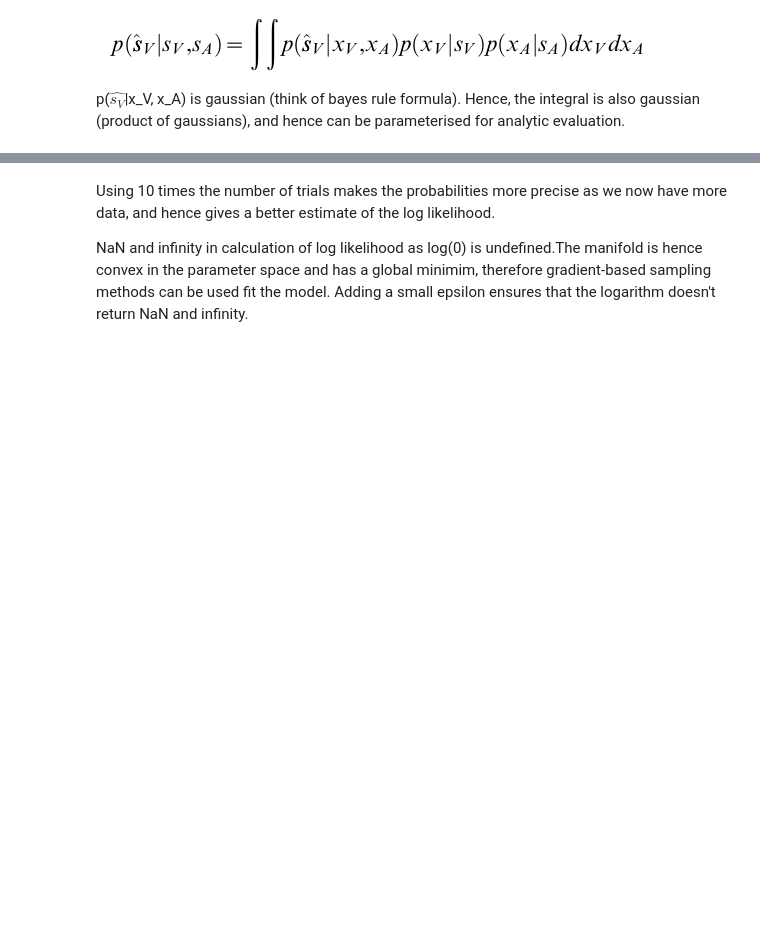
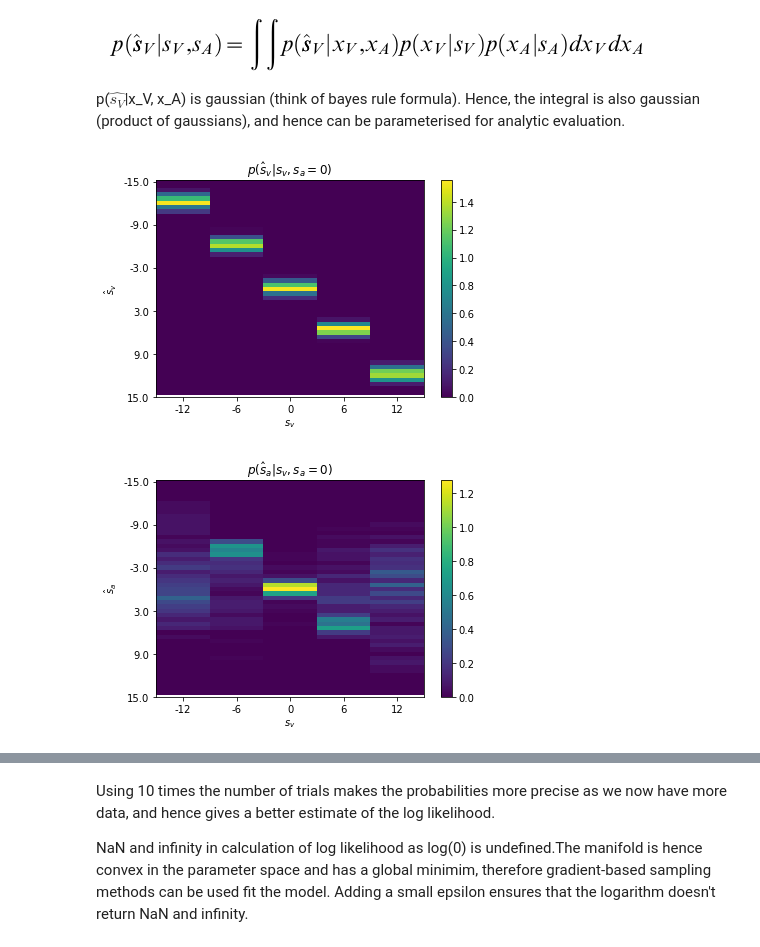
Before and after one commit to anujanegi/causal-inference, a Jupyter notebook: Causal Inference in Multisensory Perception.ipynb, the cells around one changed output, grey strips where cells are left out. Drawn from its saved outputs; the diff is of its cells as text; code cells hidden in the pictures; blank space fills up the shorter version.

```diff
--- a/Causal Inference in Multisensory Perception.ipynb
+++ b/Causal Inference in Multisensory Perception.ipynb
@@ -35,2 +33,13 @@ p($\hat{s_V}$|x_V, x_A) is gaussian (think of bayes rule formula).  Hence, the i
+# %%
+s_vs = np.sort(np.random.choice(model.s_v, size=1000))
+x_vs = np.random.normal(s_vs, model.sigma_v)
+s_as = np.zeros_like(s_vs)
+x_as = np.random.normal(s_as, model.sigma_a)
+
+estimated_s_v, estimated_s_a = model.estimate_signal(x_vs, x_as, type='video') , model.estimate_signal(x_vs, x_as, type='audio')
+plot.plot_heatmap(estimated_s_v, estimated_s_a, s_vs, model.s_v, model.s_a)
+# %% [output]
+[figure, added]
+[figure, added]
 # %%
 trials = int(1e4)
```
Also changed, not shown: parts of 12 cells of this notebook.
